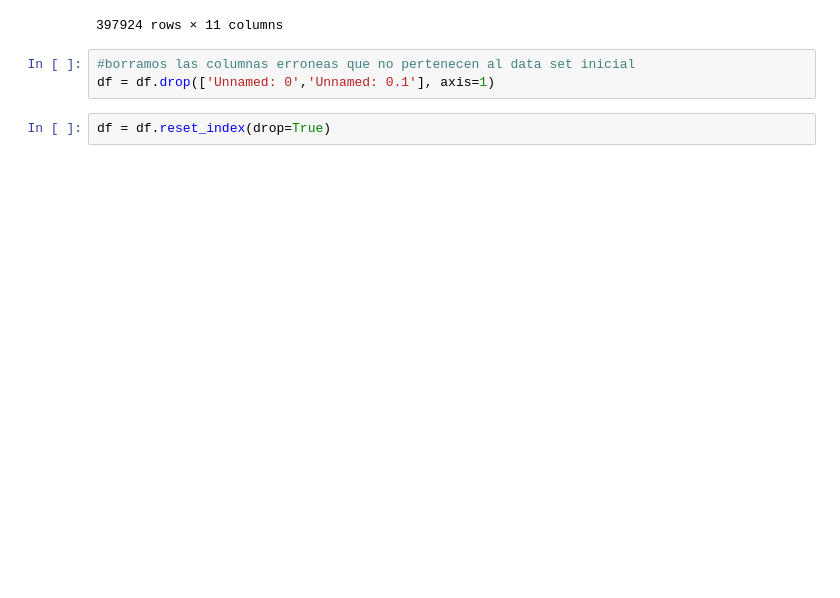
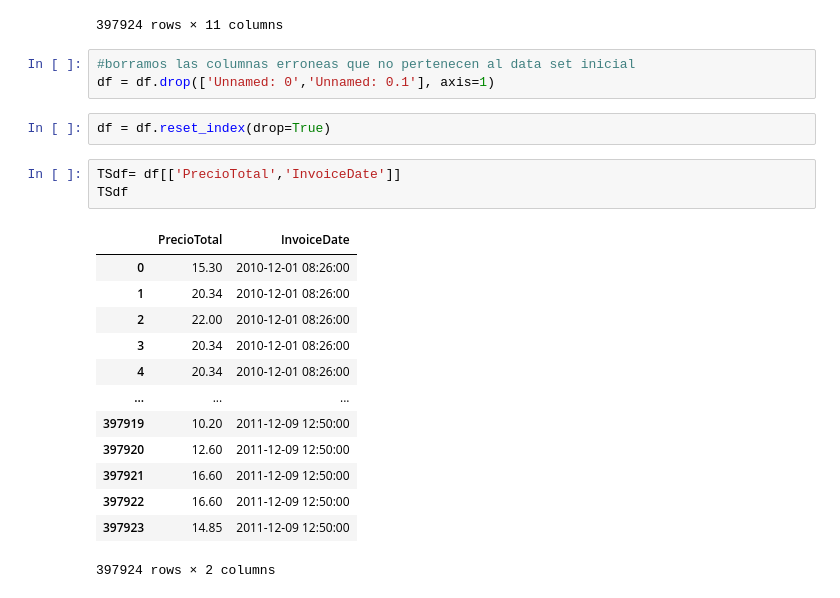
Before and after one commit to SBGuillermo/TFM-AnalisisComercio, a Jupyter notebook: Notebooks/6_Serie_Temporal.ipynb, the cells around one changed output. Cells and saved outputs as stored; diff of their text form; blank space fills up the shorter version.

```diff
--- a/Notebooks/6_Serie_Temporal.ipynb
+++ b/Notebooks/6_Serie_Temporal.ipynb
@@ -96,3 +97,20 @@ df
 df = df.drop(['Unnamed: 0','Unnamed: 0.1'], axis=1)
 # %%
 df = df.reset_index(drop=True)
+# %%
+TSdf= df[['PrecioTotal','InvoiceDate']]
+TSdf
+# %% [output]
+|  | PrecioTotal | InvoiceDate |
+| 0 | 15.30 | 2010-12-01 08:26:00 |
+| 1 | 20.34 | 2010-12-01 08:26:00 |
+| 2 | 22.00 | 2010-12-01 08:26:00 |
+| 3 | 20.34 | 2010-12-01 08:26:00 |
+| 4 | 20.34 | 2010-12-01 08:26:00 |
+| ... | ... | ... |
+| 397919 | 10.20 | 2011-12-09 12:50:00 |
+| 397920 | 12.60 | 2011-12-09 12:50:00 |
+| 397921 | 16.60 | 2011-12-09 12:50:00 |
+| 397922 | 16.60 | 2011-12-09 12:50:00 |
+| 397923 | 14.85 | 2011-12-09 12:50:00 |
+397924 rows × 2 columns
```
Also changed, not shown: parts of 9 cells of this notebook.
